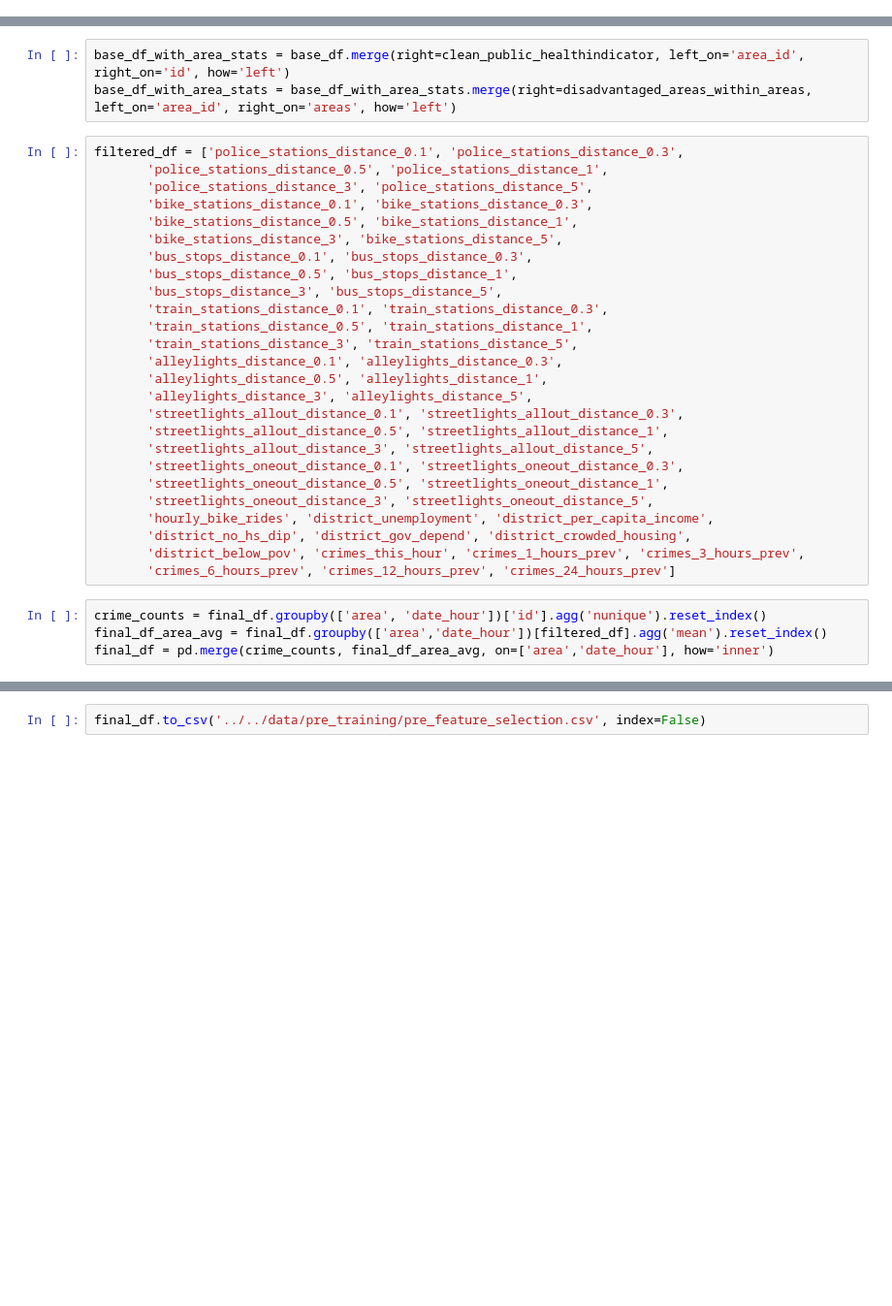
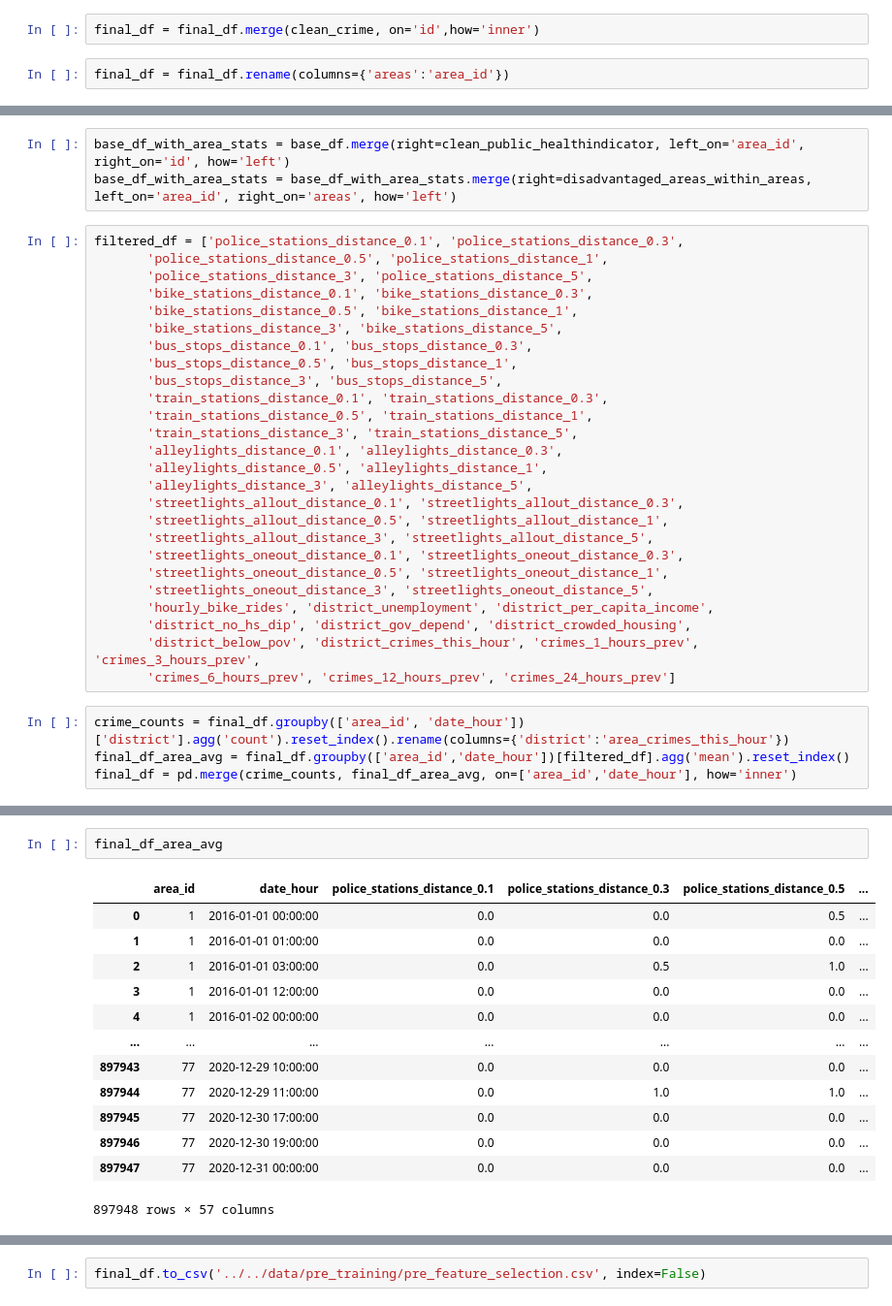
Before and after one commit to evanameyer1/Uncovering-New-Factors-In-Chicago-Crime-through-Regression-Models, a Jupyter notebook: models/notebooks/04_feature_engineering.ipynb, the cells around one changed output, grey strips where cells are left out. Shown: that part at 97% size. Drawn from its saved outputs; the diff is of its cells as text; blank space fills up the shorter version.

```diff
--- a/models/notebooks/04_feature_engineering.ipynb
+++ b/models/notebooks/04_feature_engineering.ipynb
@@ -104,3 +91,7 @@ Index(['id', 'date', 'type', 'lat', 'long', 'district',
+# %%
+final_df = final_df.merge(clean_crime, on='id',how='inner')
+# %%
+final_df = final_df.rename(columns={'areas':'area_id'})
 # %%
 date_range = pd.date_range(start='2016-01-01 00:00:00', end='2020-12-31 23:00:00', freq='h')
 areas = np.arange(1, 78)
@@ -172,9 +180,9 @@ filtered_df = ['police_stations_distance_0.1', 'police_stations_distance_0.3',
        'streetlights_oneout_distance_3', 'streetlights_oneout_distance_5',
        'hourly_bike_rides', 'district_unemployment', 'district_per_capita_income',
        'district_no_hs_dip', 'district_gov_depend', 'district_crowded_housing',
-       'district_below_pov', 'crimes_this_hour', 'crimes_1_hours_prev', 'crimes_3_hours_prev',
+       'district_below_pov', 'district_crimes_this_hour', 'crimes_1_hours_prev', 'crimes_3_hours_prev',
        'crimes_6_hours_prev', 'crimes_12_hours_prev', 'crimes_24_hours_prev']
 # %%
-crime_counts = final_df.groupby(['area', 'date_hour'])['id'].agg('nunique').reset_index()
-final_df_area_avg = final_df.groupby(['area','date_hour'])[filtered_df].agg('mean').reset_index()
-final_df = pd.merge(crime_counts, final_df_area_avg, on=['area','date_hour'], how='inner')
+crime_counts = final_df.groupby(['area_id', 'date_hour'])['district'].agg('count').reset_index().rename(columns={'district':'area_crimes_this_hour'})
+final_df_area_avg = final_df.groupby(['area_id','date_hour'])[filtered_df].agg('mean').reset_index()
+final_df = pd.merge(crime_counts, final_df_area_avg, on=['area_id','date_hour'], how='inner')
@@ -181 +205,17 @@ final_df = pd.merge(crime_counts, final_df_area_avg, on=['area','date_hour'], ho
+# %%
+final_df_area_avg
+# %% [output]
+|  | area_id | date_hour | police_stations_distance_0.1 | police_stations_distance_0.3 | police_stations_distance_0.5 | ... |
+| 0 | 1 | 2016-01-01 00:00:00 | 0.0 | 0.0 | 0.5 | ... |
+| 1 | 1 | 2016-01-01 01:00:00 | 0.0 | 0.0 | 0.0 | ... |
+| 2 | 1 | 2016-01-01 03:00:00 | 0.0 | 0.5 | 1.0 | ... |
+| 3 | 1 | 2016-01-01 12:00:00 | 0.0 | 0.0 | 0.0 | ... |
+| 4 | 1 | 2016-01-02 00:00:00 | 0.0 | 0.0 | 0.0 | ... |
+| ... | ... | ... | ... | ... | ... | ... |
+| 897943 | 77 | 2020-12-29 10:00:00 | 0.0 | 0.0 | 0.0 | ... |
+| 897944 | 77 | 2020-12-29 11:00:00 | 0.0 | 1.0 | 1.0 | ... |
+| 897945 | 77 | 2020-12-30 17:00:00 | 0.0 | 0.0 | 0.0 | ... |
+| 897946 | 77 | 2020-12-30 19:00:00 | 0.0 | 0.0 | 0.0 | ... |
+| 897947 | 77 | 2020-12-31 00:00:00 | 0.0 | 0.0 | 0.0 | ... |
+897948 rows × 57 columns
 # %%
```
Also changed, not shown: parts of 28 cells of this notebook, 3 other files.
